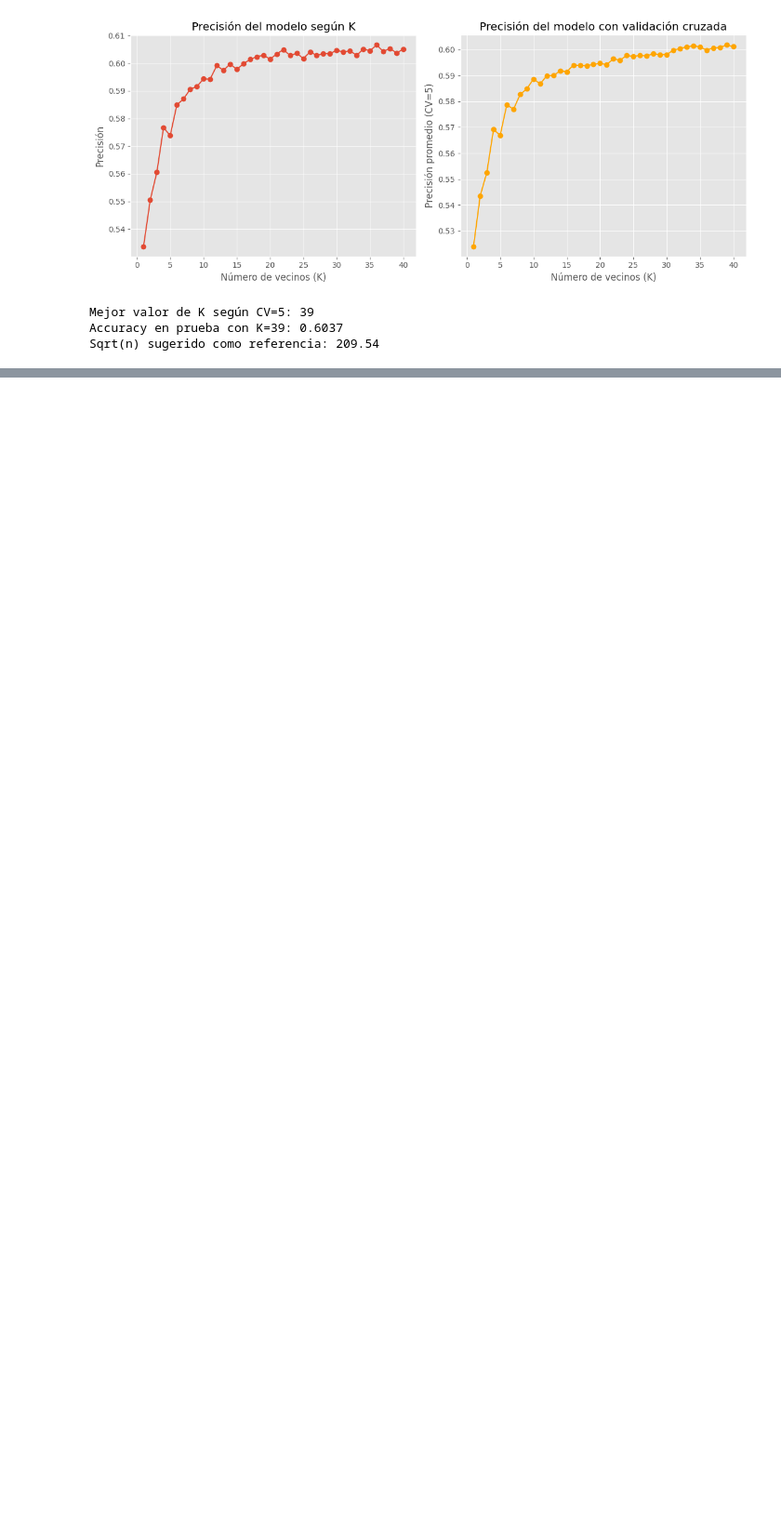
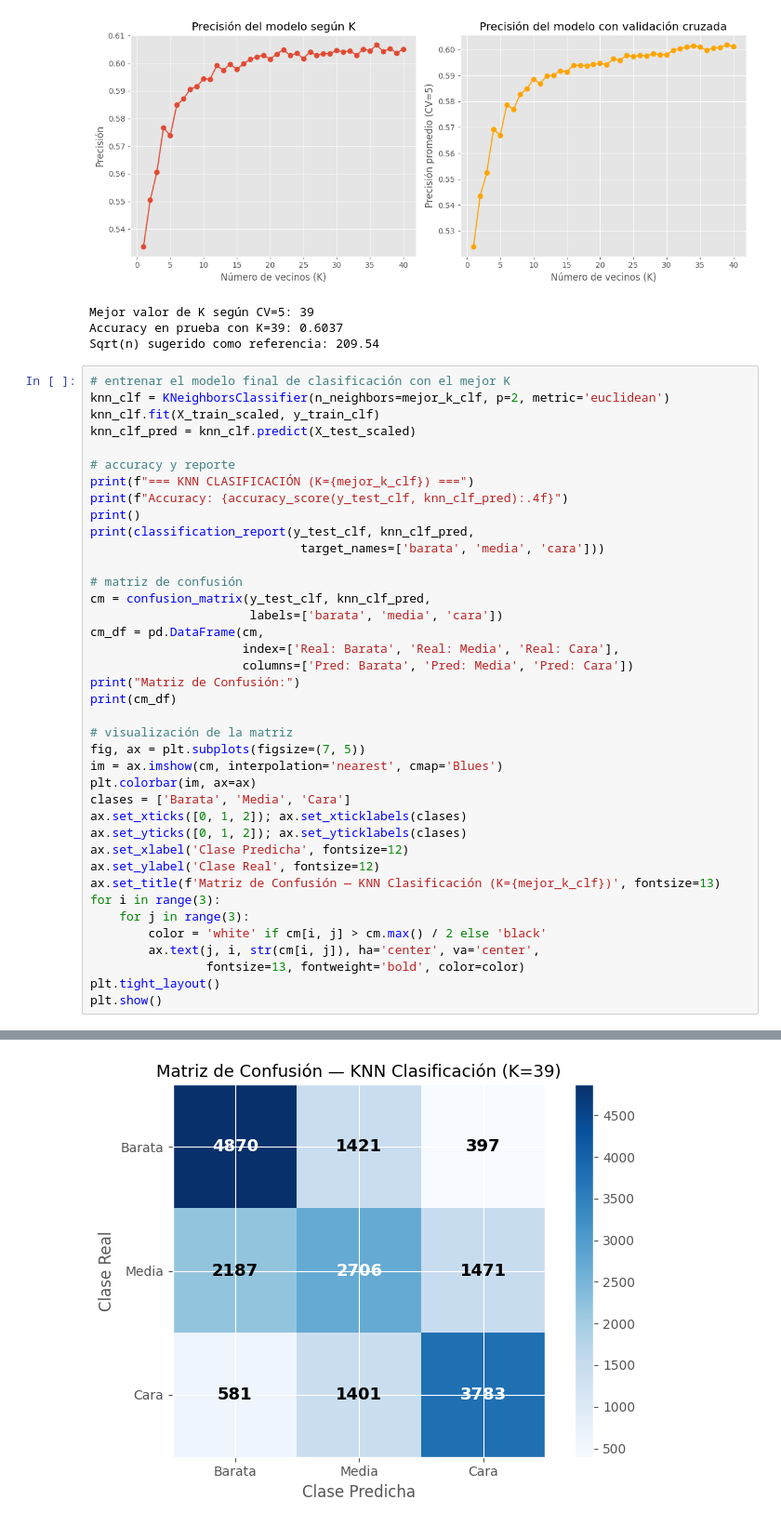
Before and after one commit to Hugo2049/laboratorio-6-knn, a Jupyter notebook: laboratorio6.ipynb, the cells around one changed output, grey strips where cells are left out. Shown at 93% size. Drawn from its saved outputs; the diff is of its cells as text; blank space fills up the shorter version.

```diff
--- a/laboratorio6.ipynb
+++ b/laboratorio6.ipynb
@@ -335,3 +335,43 @@ print(f"Sqrt(n) sugerido como referencia: {math.sqrt(len(y_train_clf)):.2f}")
 Mejor valor de K según CV=5: 39
 Accuracy en prueba con K=39: 0.6037
 Sqrt(n) sugerido como referencia: 209.54
+# %%
+# entrenar el modelo final de clasificación con el mejor K
+knn_clf = KNeighborsClassifier(n_neighbors=mejor_k_clf, p=2, metric='euclidean')
+knn_clf.fit(X_train_scaled, y_train_clf)
+knn_clf_pred = knn_clf.predict(X_test_scaled)
+
+# accuracy y reporte
+print(f"=== KNN CLASIFICACIÓN (K={mejor_k_clf}) ===")
+print(f"Accuracy: {accuracy_score(y_test_clf, knn_clf_pred):.4f}")
+print()
+print(classification_report(y_test_clf, knn_clf_pred,
+                             target_names=['barata', 'media', 'cara']))
+
+# matriz de confusión
+cm = confusion_matrix(y_test_clf, knn_clf_pred,
+                      labels=['barata', 'media', 'cara'])
+cm_df = pd.DataFrame(cm,
+                     index=['Real: Barata', 'Real: Media', 'Real: Cara'],
+                     columns=['Pred: Barata', 'Pred: Media', 'Pred: Cara'])
+print("Matriz de Confusión:")
+print(cm_df)
+
+# visualización de la matriz
+fig, ax = plt.subplots(figsize=(7, 5))
+im = ax.imshow(cm, interpolation='nearest', cmap='Blues')
+plt.colorbar(im, ax=ax)
+clases = ['Barata', 'Media', 'Cara']
+ax.set_xticks([0, 1, 2]); ax.set_xticklabels(clases)
+ax.set_yticks([0, 1, 2]); ax.set_yticklabels(clases)
+ax.set_xlabel('Clase Predicha', fontsize=12)
+ax.set_ylabel('Clase Real', fontsize=12)
+ax.set_title(f'Matriz de Confusión — KNN Clasificación (K={mejor_k_clf})', fontsize=13)
+for i in range(3):
+    for j in range(3):
+        color = 'white' if cm[i, j] > cm.max() / 2 else 'black'
+        ax.text(j, i, str(cm[i, j]), ha='center', va='center',
+                fontsize=13, fontweight='bold', color=color)
+plt.tight_layout()
+plt.show()
+# %% [output]
@@ -337,0 +396 @@ Sqrt(n) sugerido como referencia: 209.54
+[figure, added]
```
Also changed, not shown: parts of 8 cells of this notebook.
